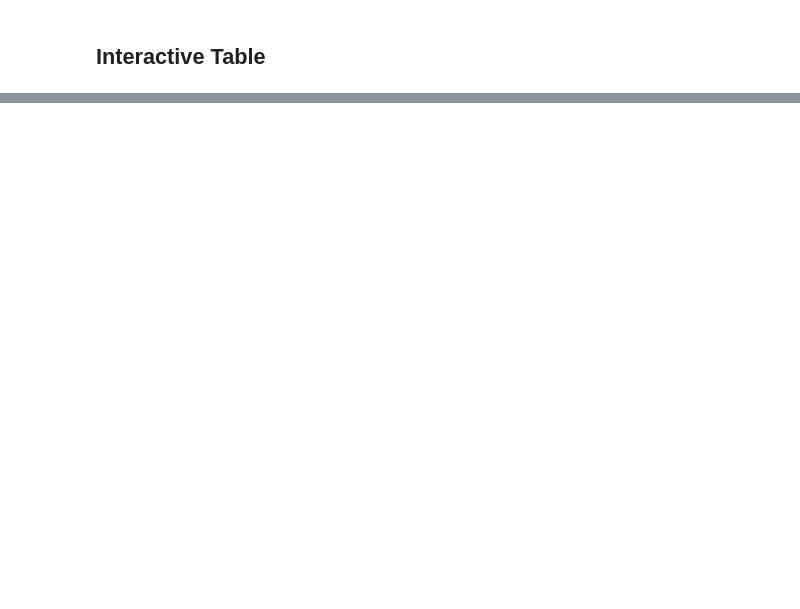
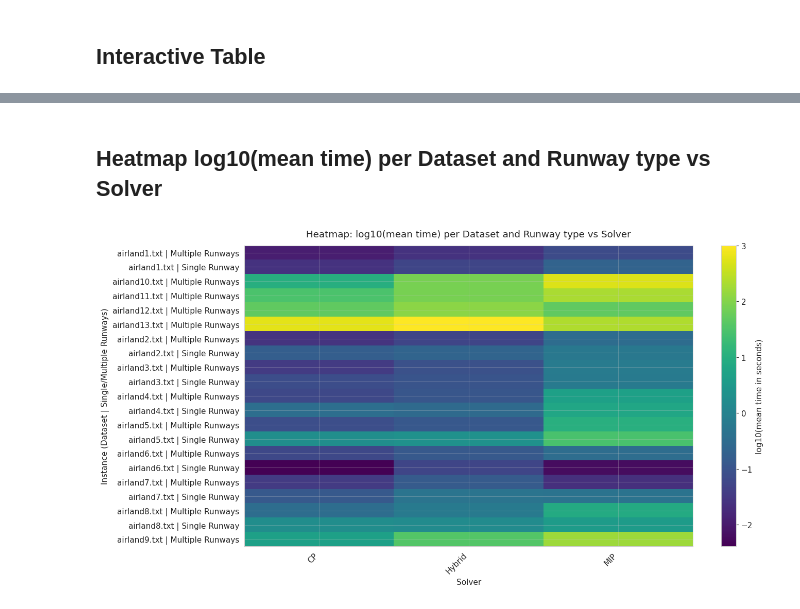
Before and after one commit to Mariana-rc01/ConstraintPlanes, a Jupyter notebook: src/Results&Analysis.ipynb, the cells around one changed output, grey strips where cells are left out. Cells and saved outputs as stored; diff of their text form; code cells hidden in the pictures; blank space fills up the shorter version.

```diff
--- a/src/Results&Analysis.ipynb
+++ b/src/Results&Analysis.ipynb
@@ -1329,0 +1302,67 @@ TypeError: GroupBy.median() got an unexpected keyword argument 'skipna'
+# %% [markdown]
+## Heatmap log10(mean time) per Dataset and Runway type vs Solver
+# %%
+# 1) Group MIP and CP solvers
+df_m["Solver_grouped"] = df_m["Solver"].replace({
+    "MIP Single": "MIP",
+    "MIP Multiple": "MIP",
+    "MIP Multiple Large Datasets": "MIP",
+    "CP Single": "CP",
+    "CP Multiple": "CP",
+    "CP Multiple Large Datasets": "CP",
+    "Hybrid": "Hybrid",
+    "Hybrid Large Datasets": "Hybrid"
+})
+
+# 2) Dataset sorting key (airland1, airland2, ...)
+def dataset_sort_key(name):
+    m = re.search(r"airland(\d+)", name)
+    return int(m.group(1)) if m else 0
+
+# 3) Categorize runways: Single vs Multiple
+df_m["Runway_type"] = np.where(df_m["#Runways"] == 1, "Single Runway", "Multiple Runways")
+
+# 4) Create simplified instance ID (Dataset + Runway_type)
+df_m["instance_id"] = df_m["Dataset"] + " | " + df_m["Runway_type"]
+
+# Remove rows without time
+df_core_m = df_m.dropna(subset=["Time (s)"])
+
+# 5) Aggregate times: mean per Dataset+Runway_type x Solver
+pivot_time_grouped = df_core_m.groupby(
+    ["instance_id", "Solver_grouped"]
+)["Time (s)"].mean().unstack()
+
+# Order columns by median time (fastest first)
+col_order_grouped = pivot_time_grouped.median(axis=0, skipna=True).sort_values().index
+heat_grouped = pivot_time_grouped[col_order_grouped]
+
+# Log10 for scale compression
+heat_log_grouped = np.log10(heat_grouped.to_numpy(dtype=float) + 1e-12)
+
+# Sort datasets numerically
+datasets = sorted(df_core_m["Dataset"].unique(), key=dataset_sort_key)
+
+# 6) Heatmap
+fig, ax = plt.subplots(figsize=(14, len(heat_grouped)*0.25 + 2))
+im = ax.imshow(heat_log_grouped, aspect="auto", cmap="viridis")
+
+ax.set_title("Heatmap: log10(mean time) per Dataset and Runway type vs Solver")
+ax.set_xlabel("Solver")
+ax.set_ylabel("Instance (Dataset | Single/Multiple Runways)")
+
+ax.set_xticks(np.arange(len(col_order_grouped)))
+ax.set_xticklabels(col_order_grouped, rotation=45, ha="right")
+
+# ylabels: all instances
+ax.set_yticks(np.arange(len(heat_grouped.index)))
+ax.set_yticklabels(heat_grouped.index)
+
+# Colorbar
+cbar = plt.colorbar(im, ax=ax)
+cbar.set_label("log10(mean time in seconds)")
+
+plt.tight_layout()
+plt.show()
+# %% [output]
+[figure, added]
```
Also changed, not shown: parts of 20 cells of this notebook.
